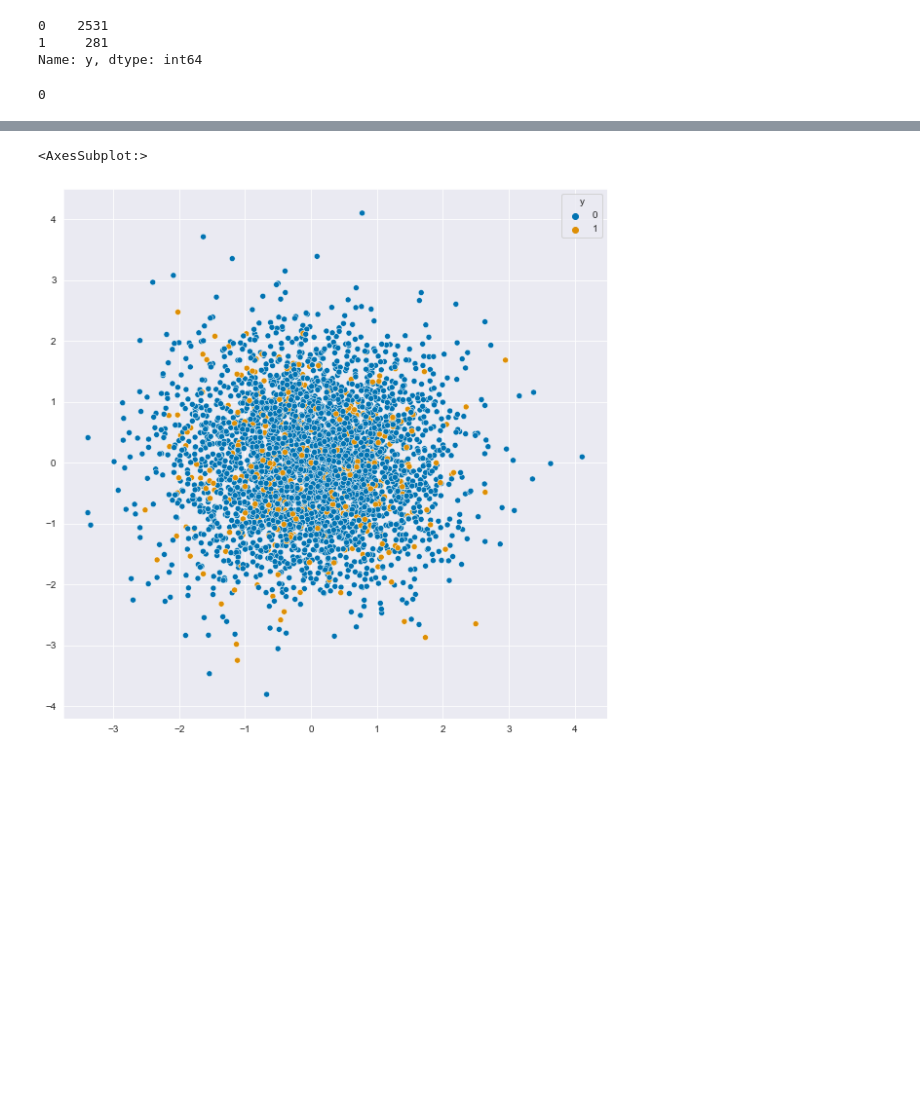
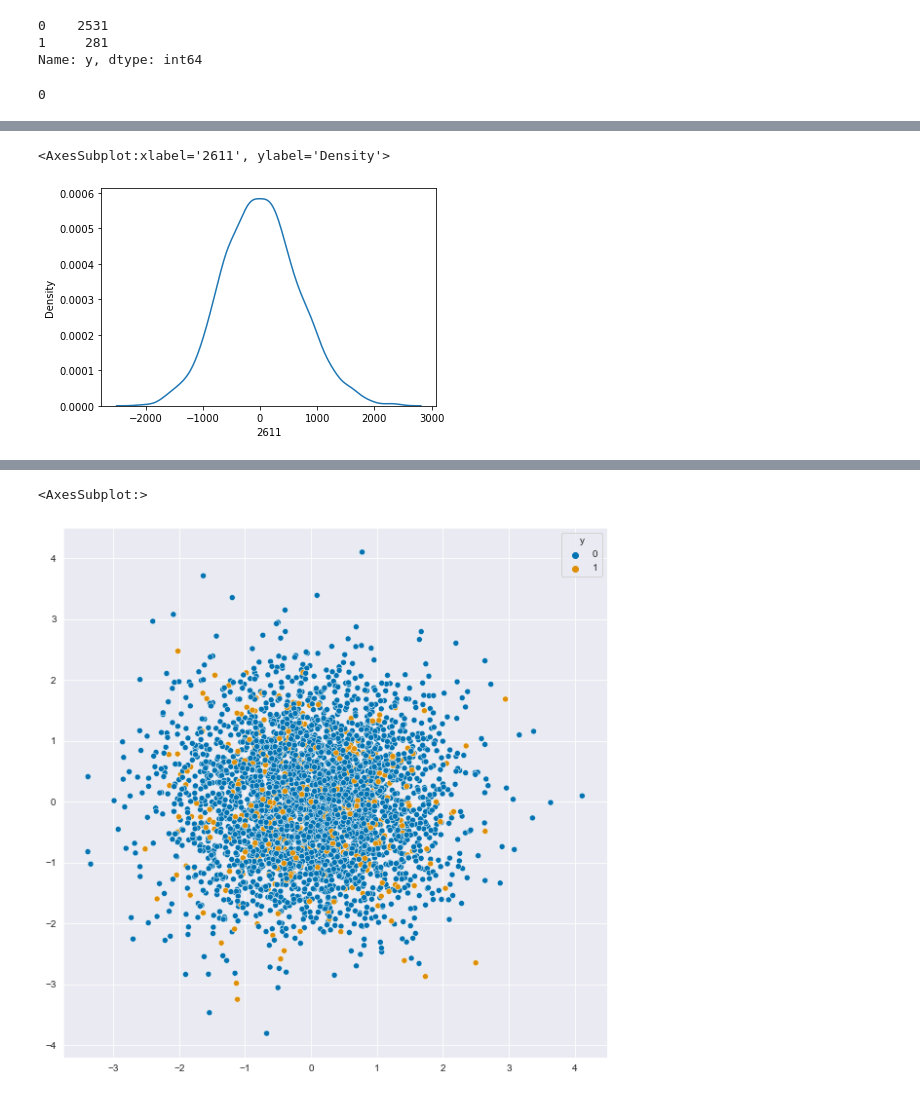
Before and after one commit to posjak/RBmlprojectJP, a Jupyter notebook: EDA/eda.ipynb, the cells around one changed output, grey strips where cells are left out. Saved outputs shown, nothing was run; the diff lists cells and outputs as text; code cells hidden in the pictures; blank space fills up the shorter version.

```diff
--- a/EDA/eda.ipynb
+++ b/EDA/eda.ipynb
@@ -81,3 +76,9 @@ sns.boxplot(y_train)
+# %%
+distr2 = X_train.skew().idxmax()
+sns.kdeplot(pd.DataFrame(X_train)[distr2])
+# %% [output]
+<AxesSubplot:xlabel='2611', ylabel='Density'>
+[figure, added]
 # %%
 #def detect_outlier(data):
 #    q1, q3 = np.percentile(sorted(data), [25, 75])
```
Also changed, not shown: parts of 13 cells of this notebook.
